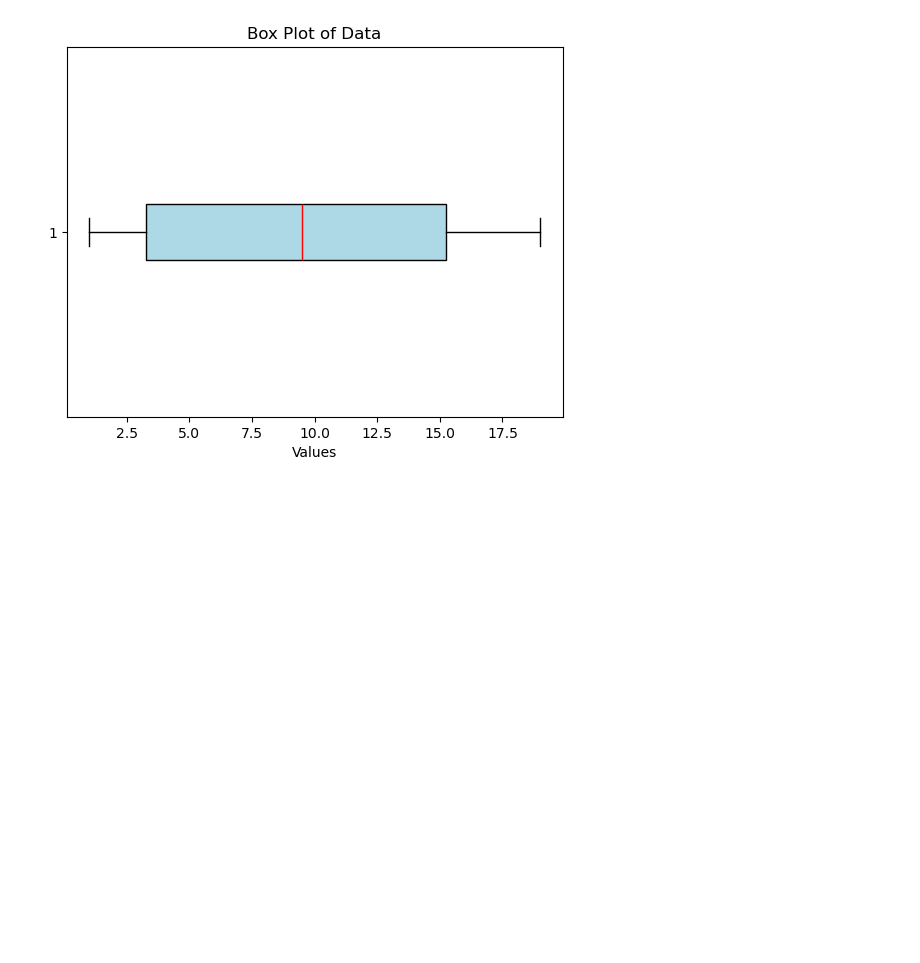
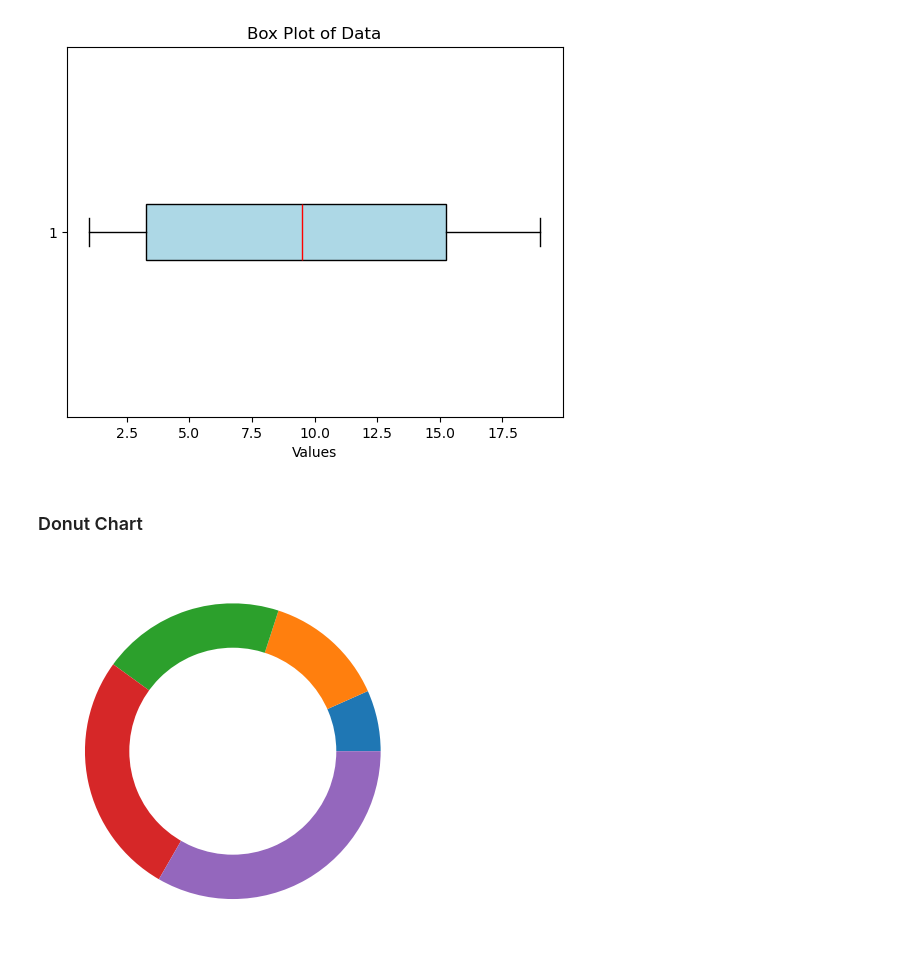
Before and after one commit to KalpViradia/Semster-4, a Jupyter notebook: Python Programming - Lab - 12.ipynb, the cells around one changed output. Drawn from its saved outputs; the diff is of its cells as text; code cells hidden in the pictures; blank space fills up the shorter version.

```diff
--- a/Python Programming - Lab - 12.ipynb
+++ b/Python Programming - Lab - 12.ipynb
@@ -156,3 +156,11 @@ plt.xlabel('Values')
 plt.show()
 # %% [output]
 [figure]
+# %% [markdown]
+### Donut Chart
+# %%
+plt.pie([1, 2, 3, 4, 5])
+plt.pie([1], radius=0.7, colors='w')
+plt.show()
+# %% [output]
+[figure, added]
```
Also changed, not shown: parts of 1 cell of this notebook.
